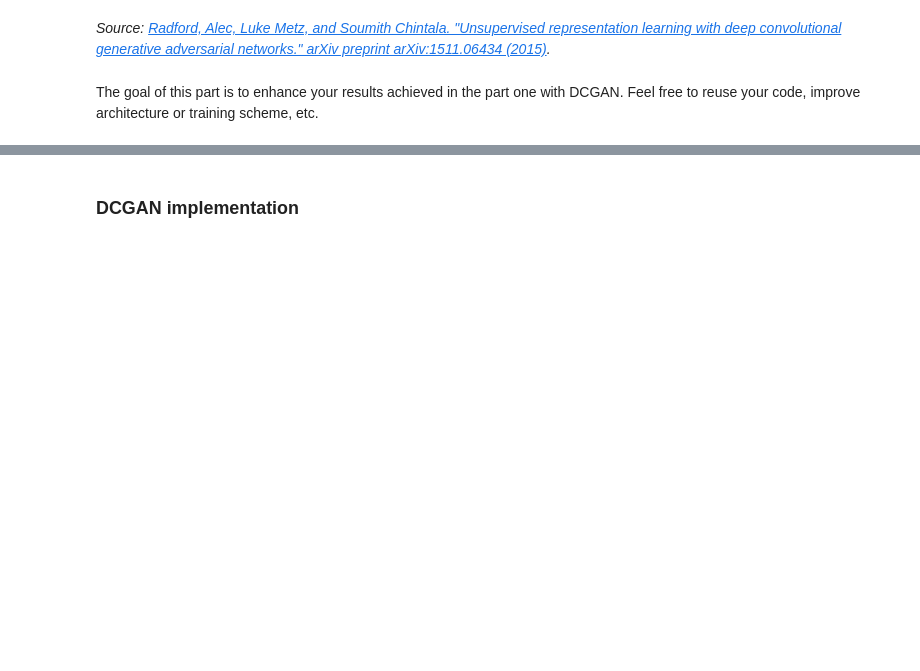
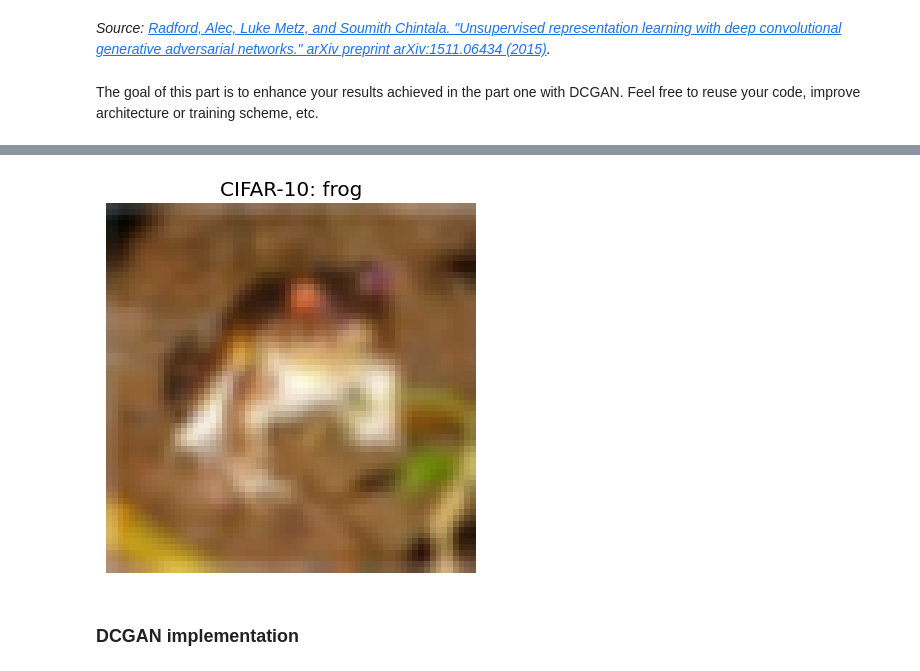
Before and after one commit to DenisPotekhin2002/Generative-Models-2025, a Jupyter notebook: Assignment 2/2_gan_dcgan.ipynb, the cells around one changed output, grey strips where cells are left out. Saved outputs shown, nothing was run; the diff lists cells and outputs as text; code cells hidden in the pictures; blank space fills up the shorter version.

```diff
--- a/Assignment 2/2_gan_dcgan.ipynb
+++ b/Assignment 2/2_gan_dcgan.ipynb
@@ -318,0 +447,32 @@ def denorm(img):
+# %%
+# unnormalization image from range (-1)-1 to range 0-1 to display it
+def denorm(img):
+    # write your code
+    out = (img + 1) / 2
+    return out.clamp(0, 1)
+
+# show image sample with matplotlib
+def show_image(img_tensor, denormalize=True, title=None):
+    """
+    Display a single image tensor.
+
+    Args:
+        img_tensor: Tensor of shape (3, 64, 64) for CIFAR-10
+        denormalize: Whether to denormalize from [-1,1] to [0,1]
+        title: Optional title for the plot
+    """
+    if denormalize:
+        img_tensor = denorm(img_tensor)
+
+    # Convert to numpy and change dimension order for matplotlib
+    img_np = img_tensor.numpy().transpose((1, 2, 0))
+
+    plt.imshow(img_np)
+    if title:
+        plt.title(title)
+    plt.axis('off')
+    plt.show()
+
+show_image(img, title=f"CIFAR-10: {cifar_dataset.classes[label]}")
+# %% [output]
+[figure, added]
```
Also changed, not shown: parts of 31 cells of this notebook.
